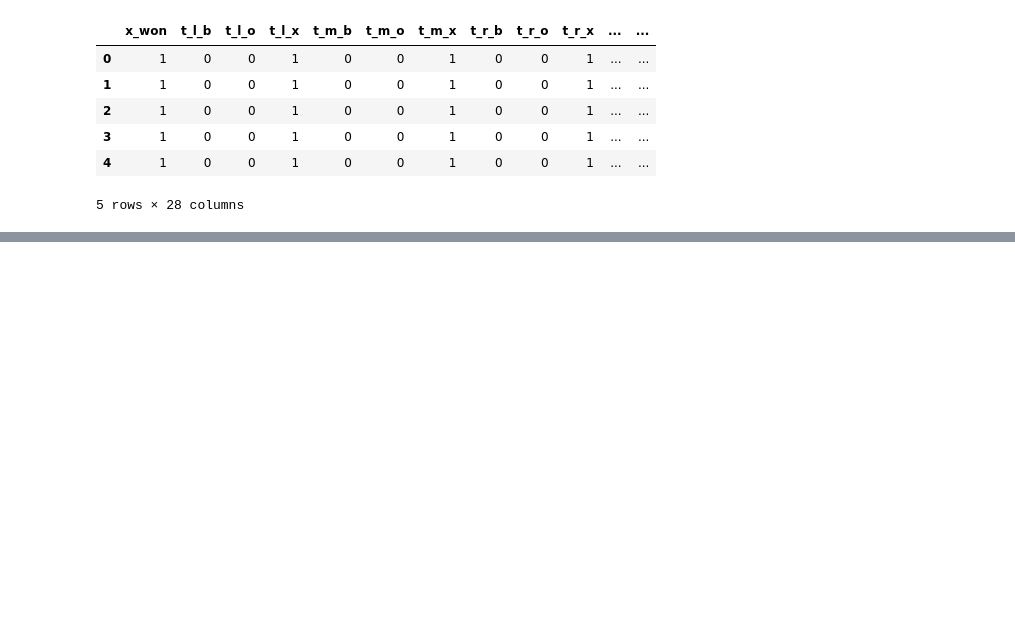
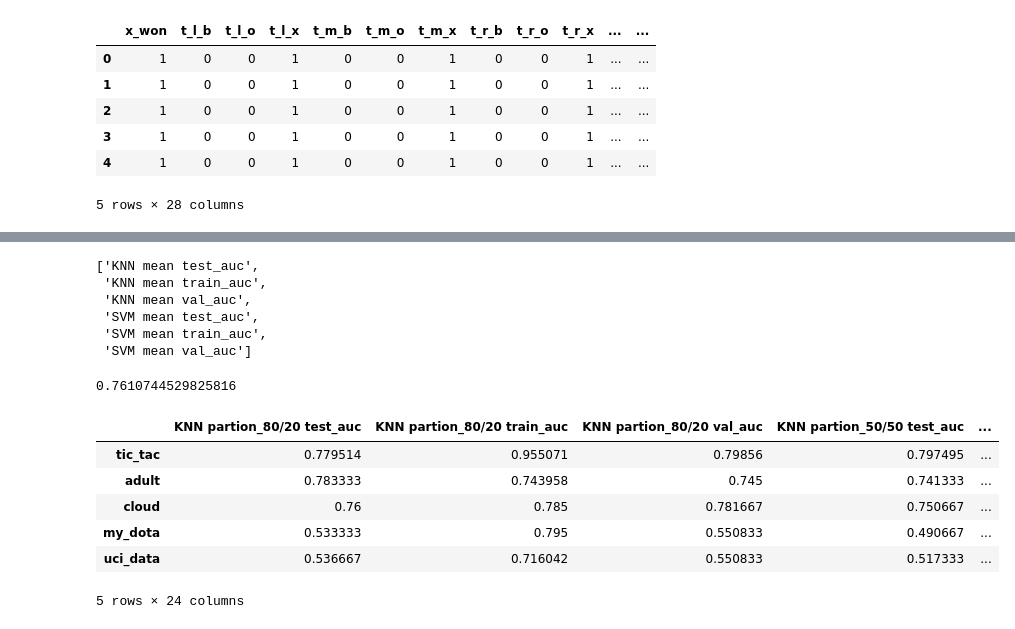
Before and after one commit to TamuzHod/supervised_Classification_Comparison, a Jupyter notebook: small_scale.ipynb, the cells around one changed output, grey strips where cells are left out. Cells and saved outputs as stored; diff of their text form; code cells hidden in the pictures; blank space fills up the shorter version.

```diff
--- a/small_scale.ipynb
+++ b/small_scale.ipynb
@@ -309,3 +351,26 @@ partion 80 / 20
+# %%
+([classifier+ ' mean ' + auc for classifier in classifiers.keys() for auc in ['test_auc','train_auc','val_auc']])
+# %% [output]
+['KNN mean test_auc',
+ 'KNN mean train_auc',
+ 'KNN mean val_auc',
+ 'SVM mean test_auc',
+ 'SVM mean train_auc',
+ 'SVM mean val_auc']
+# %%
+final_summery.loc['tic_tac'].filter(regex='^KNN.*test_auc').mean()
+# %% [output]
+0.7610744529825816
+# %%
+final_summery
+# %% [output]
+|  | KNN partion_80/20 test_auc | KNN partion_80/20 train_auc | KNN partion_80/20 val_auc | KNN partion_50/50 test_auc | ... |
+| tic_tac | 0.779514 | 0.955071 | 0.79856 | 0.797495 | ... |
+| adult | 0.783333 | 0.743958 | 0.745 | 0.741333 | ... |
+| cloud | 0.76 | 0.785 | 0.781667 | 0.750667 | ... |
+| my_dota | 0.533333 | 0.795 | 0.550833 | 0.490667 | ... |
+| uci_data | 0.536667 | 0.716042 | 0.550833 | 0.517333 | ... |
+5 rows × 24 columns
 # %%
 #plot_grid_search_validation_curve(grid, 'knn__p', log=False, ylim=(.4, 1.02))
 #plot_grid_search_validation_curve(grid, 'knn__n_neighbors', log=True, ylim=(.4, 1.02))
```
Also changed, not shown: parts of 11 cells of this notebook.
